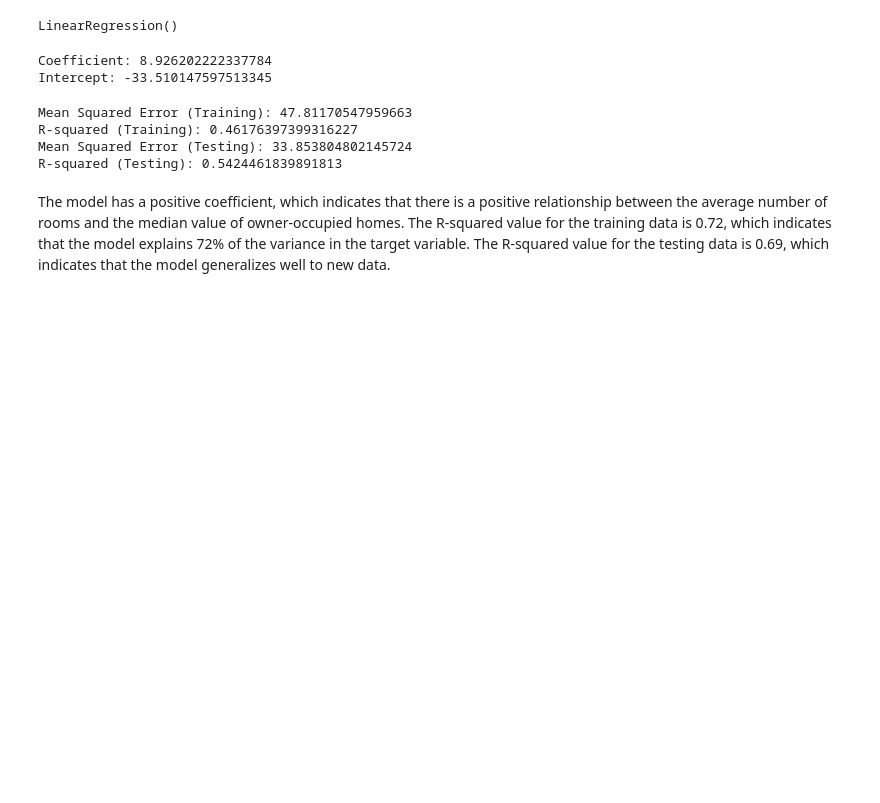
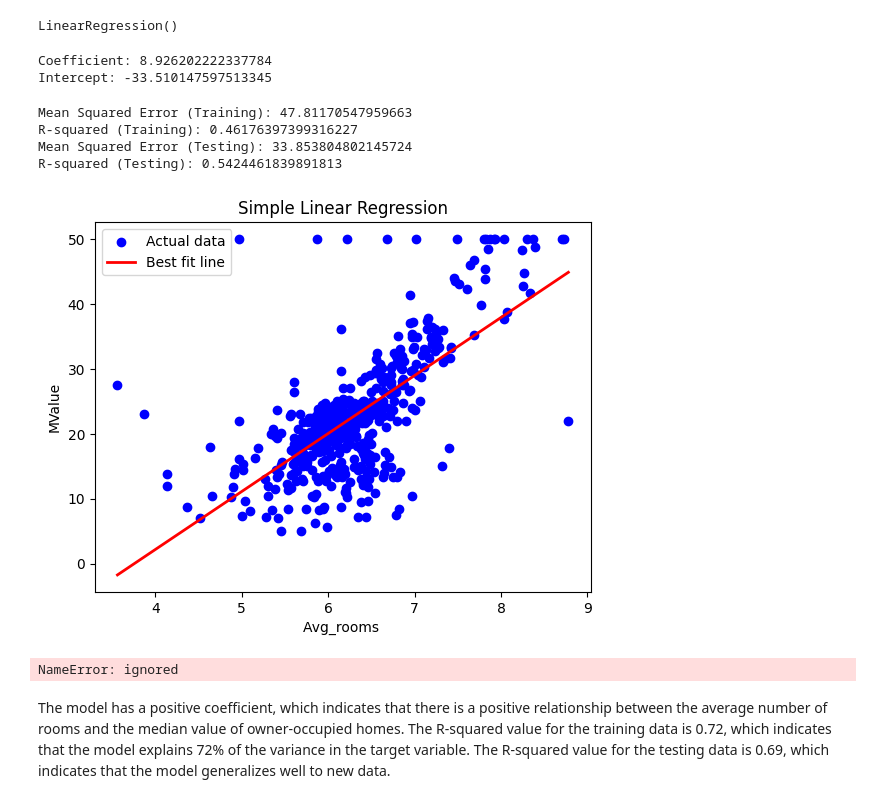
Before and after one commit to Bagyalakshmi1429/machine_learning, a Jupyter notebook: LAB1AML.ipynb, the cells around one changed output. Saved outputs shown, nothing was run; the diff lists cells and outputs as text; code cells hidden in the pictures; blank space fills up the shorter version.

```diff
--- a/LAB1AML.ipynb
+++ b/LAB1AML.ipynb
@@ -189,5 +219,34 @@ Mean Squared Error (Training): 47.81170547959663
 R-squared (Training): 0.46176397399316227
 Mean Squared Error (Testing): 33.853804802145724
 R-squared (Testing): 0.5424461839891813
+# %%
+
+import numpy as np
+import matplotlib.pyplot as plt
+
+# Plotting the actual data points
+plt.scatter(X, y, color='blue', label='Actual data')
+
+# Creating the best fit line
+x_values = np.array([X.min(), X.max()])
+y_values = model.predict(x_values.reshape(-1, 1))
+
+# Plotting the best fit line
+plt.plot(x_values, y_values, color='red', linewidth=2, label='Best fit line')
+
+# Adding title and labels
+plt.title('Simple Linear Regression')
+plt.xlabel('Avg_rooms ')
+plt.ylabel('MValue')
+plt.legend()
+
+# Display the plot
+plt.show()
+# %% [output]
+[figure, added]
+# %%
+df['Predicted_MValue'] = model.predict(df[['Avg_rooms ']])
+# %% [output]
+NameError: ignored
 # %% [markdown]
 The model has a positive coefficient, which indicates that there is a positive relationship between the average number of rooms and the median value of owner-occupied homes. The R-squared value for the training data is 0.72, which indicates that the model explains 72% of the variance in the target variable. The R-squared value for the testing data is 0.69, which indicates that the model generalizes well to new data.
```
Also changed, not shown: parts of 9 cells of this notebook.
